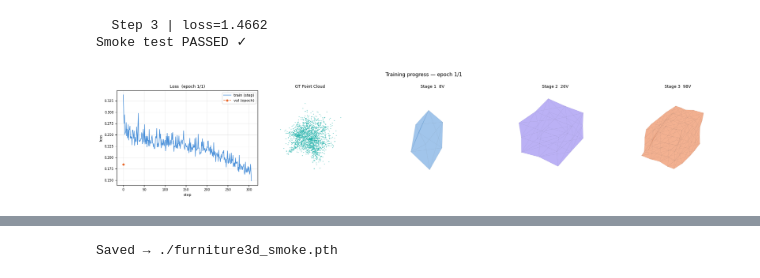
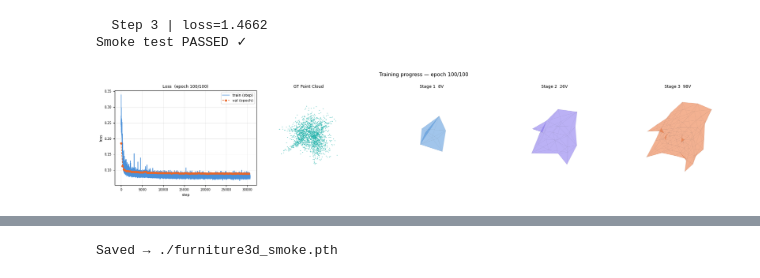
Before and after one commit to ssabrut/generational-bullshit, a Jupyter notebook: notebooks/5_pixel2mesh.ipynb, the cells around one changed output, grey strips where cells are left out. Cells and saved outputs as stored; diff of their text form; code cells hidden in the pictures.

Commit message:
fix: update training loop to 100 epoch

```diff
--- a/notebooks/5_pixel2mesh.ipynb
+++ b/notebooks/5_pixel2mesh.ipynb
@@ -831,23 +831,23 @@ Smoke test PASSED ✓
 # %%
 from torch.utils.data import DataLoader
 
 batch_size = 8
 num_workers = 0
 train_ds = Pix3DDataset(PIX3D_ROOT, "train", categories=["chair"])
 val_ds = Pix3DDataset(PIX3D_ROOT, "val", categories=["chair"])
 train_loader = DataLoader(train_ds, batch_size=batch_size, shuffle=True,  num_workers=num_workers)
 val_loader = DataLoader(val_ds, batch_size=batch_size, shuffle=False, num_workers=num_workers)
 
 model = Furniture3D(encoder=encoder, hidden_dim=128, n_stages=3, n_gcn_blocks=2).to(DEVICE)
 optimizer = torch.optim.AdamW([
     {"params": model.encoder.parameters(),  "lr": 3e-5},
     {"params": [p for n,p in model.named_parameters() if "encoder" not in n], "lr": 3e-4},
 ], weight_decay=1e-4)
 scheduler = torch.optim.lr_scheduler.CosineAnnealingLR(optimizer, T_max=100)
 
-history = train(model, train_loader, optimizer, n_epochs=1, val_loader=val_loader)
+history = train(model, train_loader, optimizer, n_epochs=100, val_loader=val_loader)
 # %% [output]
-[figure, old version]
+[figure, new version]
 # %%
 def visualise(pred_verts_list, gt_pts, faces_list, title=""):
     """Plot all 3 deformation stages side by side."""
```
Also changed, not shown: parts of 2 cells of this notebook, 2 other files.
